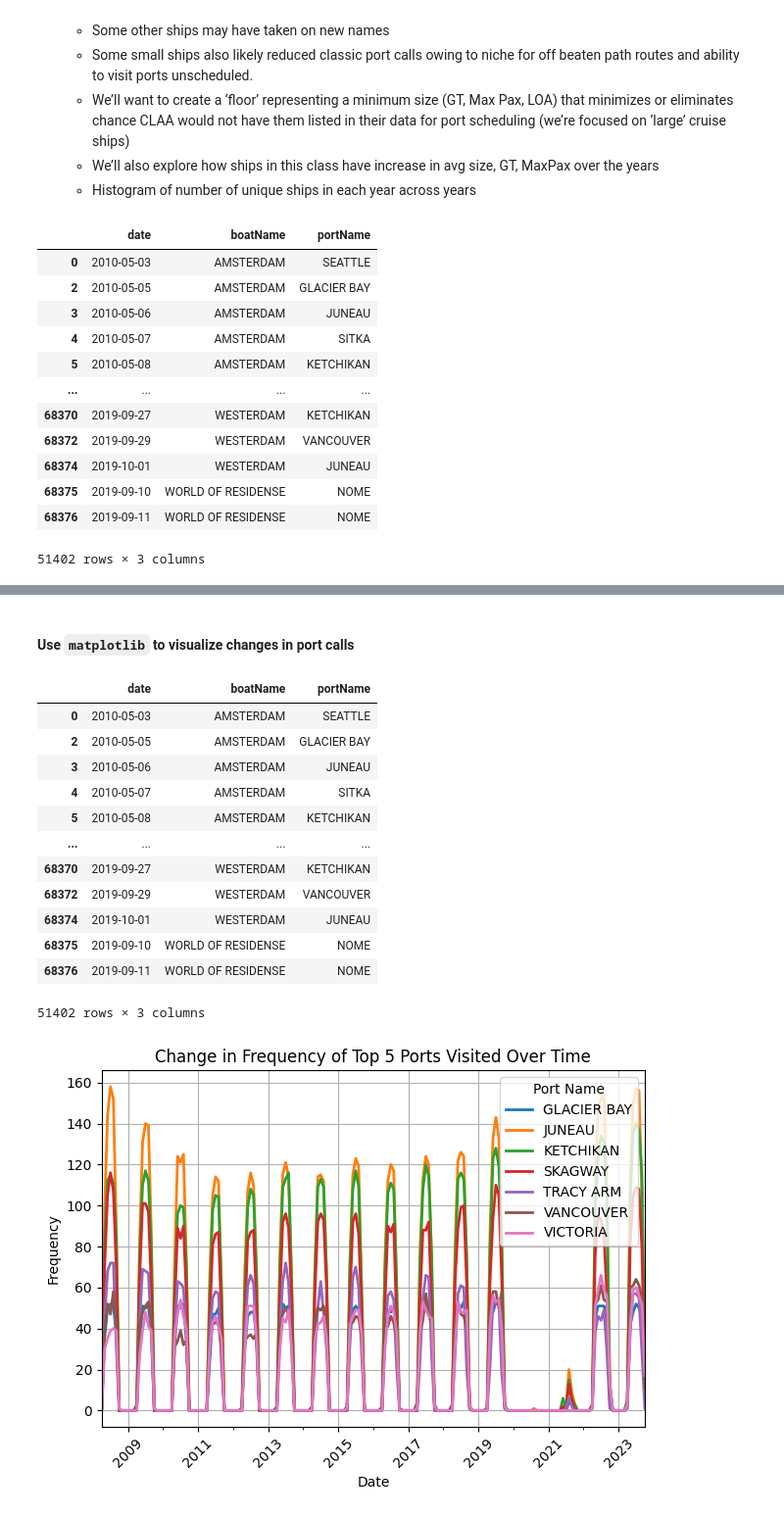
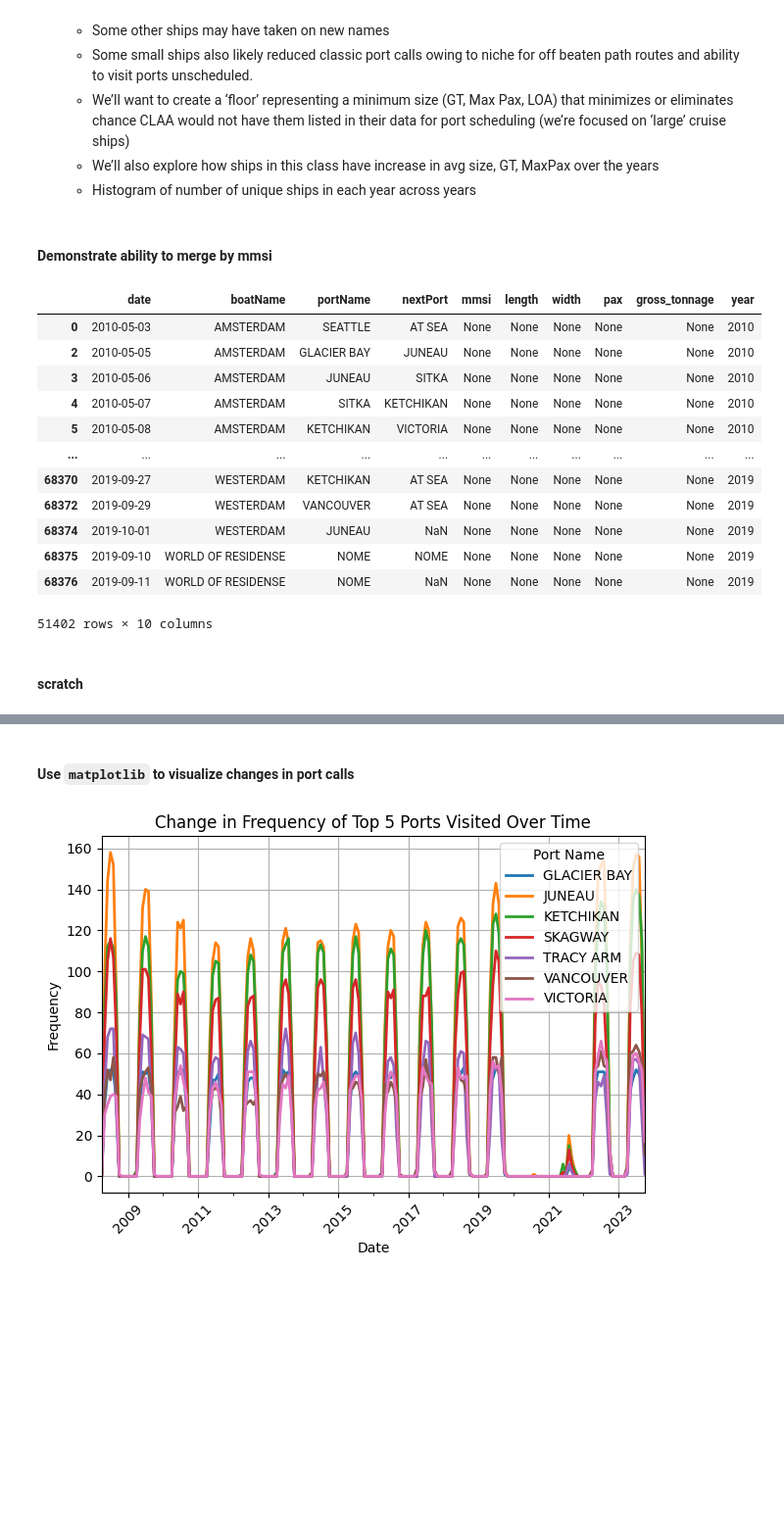
Before and after one commit to gebrady/shippy, a Jupyter notebook: notebook.ipynb, the cells around one changed output, grey strips where cells are left out. Shown at 98% size. Cells and saved outputs as stored; diff of their text form; code cells hidden in the pictures; blank space fills up the shorter version.

```diff
--- a/notebook.ipynb
+++ b/notebook.ipynb
@@ -1159,24 +1072,33 @@ claa_df
     * We’ll want to create a ‘floor’ representing a minimum size (GT, Max Pax, LOA) that minimizes or eliminates chance CLAA would not have them listed in their data for port scheduling (we’re focused on ‘large’ cruise ships)
     * We’ll also explore how ships in this class have increase in avg size, GT, MaxPax over the years
     * Histogram of number of unique ships in each year across years
+# %% [markdown]
+#### Demonstrate ability to merge by mmsi
 # %%
-ports = claa_df[['date', 'boatName','portName']]
+###### EXAMPLE OF ATTRIBUTING CLAA DATA WITH MMSI INFO #####
+
+ports = claa_df[['date', 'boatName','portName', 'nextPort']]
 ports = ports[ports['portName']!= 'AT SEA']
+ports[['mmsi', 'length', 'width', 'pax', 'gross_tonnage']] = None
+ports['year'] = pd.to_datetime(ports['date']).dt.year
+
 ports
 # %% [output]
-|  | date | boatName | portName |
-| 0 | 2010-05-03 | AMSTERDAM | SEATTLE |
-| 2 | 2010-05-05 | AMSTERDAM | GLACIER BAY |
-| 3 | 2010-05-06 | AMSTERDAM | JUNEAU |
-| 4 | 2010-05-07 | AMSTERDAM | SITKA |
-| 5 | 2010-05-08 | AMSTERDAM | KETCHIKAN |
-| ... | ... | ... | ... |
-| 68370 | 2019-09-27 | WESTERDAM | KETCHIKAN |
-| 68372 | 2019-09-29 | WESTERDAM | VANCOUVER |
-| 68374 | 2019-10-01 | WESTERDAM | JUNEAU |
-| 68375 | 2019-09-10 | WORLD OF RESIDENSE | NOME |
-| 68376 | 2019-09-11 | WORLD OF RESIDENSE | NOME |
+|  | date | boatName | portName | nextPort | mmsi | length | width | pax | gross_tonnage | year |
+| 0 | 2010-05-03 | AMSTERDAM | SEATTLE | AT SEA | None | None | None | None | None | 2010 |
+| 2 | 2010-05-05 | AMSTERDAM | GLACIER BAY | JUNEAU | None | None | None | None | None | 2010 |
+| 3 | 2010-05-06 | AMSTERDAM | JUNEAU | SITKA | None | None | None | None | None | 2010 |
+| 4 | 2010-05-07 | AMSTERDAM | SITKA | KETCHIKAN | None | None | None | None | None | 2010 |
+| 5 | 2010-05-08 | AMSTERDAM | KETCHIKAN | VICTORIA | None | None | None | None | None | 2010 |
+| ... | ... | ... | ... | ... | ... | ... | ... | ... | ... | ... |
+| 68370 | 2019-09-27 | WESTERDAM | KETCHIKAN | AT SEA | None | None | None | None | None | 2019 |
+| 68372 | 2019-09-29 | WESTERDAM | VANCOUVER | AT SEA | None | None | None | None | None | 2019 |
+| 68374 | 2019-10-01 | WESTERDAM | JUNEAU | NaN | None | None | None | None | None | 2019 |
+| 68375 | 2019-09-10 | WORLD OF RESIDENSE | NOME | NOME | None | None | None | None | None | 2019 |
+| 68376 | 2019-09-11 | WORLD OF RESIDENSE | NOME | NaN | None | None | None | None | None | 2019 |
-51402 rows × 3 columns
+51402 rows × 10 columns
+# %% [markdown]
+#### scratch
 # %%
 print('Ports planned on CLAA between 2008 and 2023')
 print()
@@ -1203,22 +1125,6 @@ BARONOF WARM SPRINGS : 1
 GUSTAVUS : 1
 # %% [markdown]
 #### Use `matplotlib` to visualize changes in port calls
-# %%
-ports
-# %% [output]
-|  | date | boatName | portName |
-| 0 | 2010-05-03 | AMSTERDAM | SEATTLE |
-| 2 | 2010-05-05 | AMSTERDAM | GLACIER BAY |
-| 3 | 2010-05-06 | AMSTERDAM | JUNEAU |
-| 4 | 2010-05-07 | AMSTERDAM | SITKA |
-| 5 | 2010-05-08 | AMSTERDAM | KETCHIKAN |
-| ... | ... | ... | ... |
-| 68370 | 2019-09-27 | WESTERDAM | KETCHIKAN |
-| 68372 | 2019-09-29 | WESTERDAM | VANCOUVER |
-| 68374 | 2019-10-01 | WESTERDAM | JUNEAU |
-| 68375 | 2019-09-10 | WORLD OF RESIDENSE | NOME |
-| 68376 | 2019-09-11 | WORLD OF RESIDENSE | NOME |
-51402 rows × 3 columns
 # %%
 import matplotlib.pyplot as plt
 
```
Also changed, not shown: parts of 60 cells of this notebook, 4 other files.
